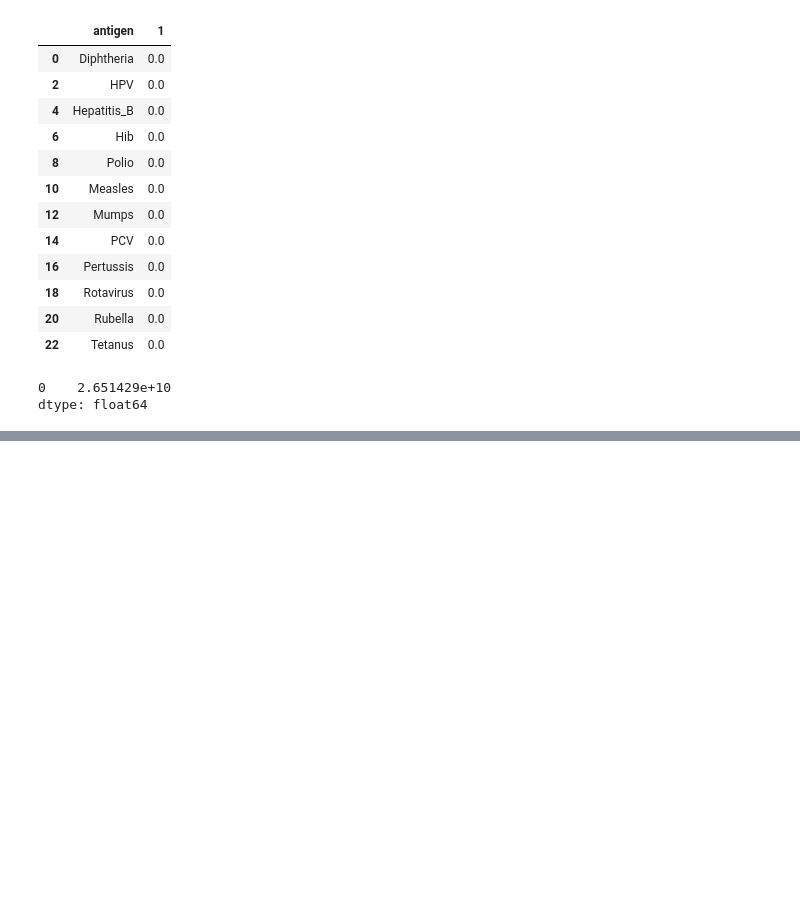
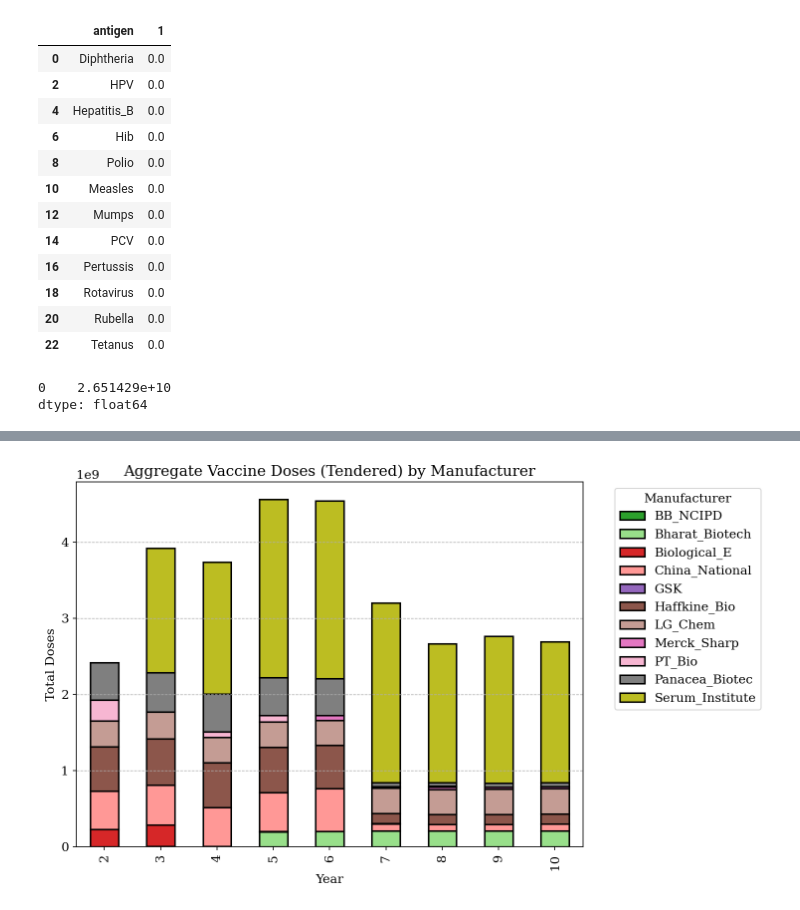
Before and after one commit to nuhorchak/Vaccine_Tender, a Jupyter notebook: Heuristic/Heuristic_main.ipynb, the cells around one changed output, grey strips where cells are left out. Saved outputs shown, nothing was run; the diff lists cells and outputs as text; code cells hidden in the pictures; blank space fills up the shorter version.

```diff
--- a/Heuristic/Heuristic_main.ipynb
+++ b/Heuristic/Heuristic_main.ipynb
@@ -393,0 +482,28 @@ dtype: float64
+# %%
+# Aggregate the doses by Year and Manufacturer instead of Vaccine
+agg_df_by_manufacturer = df_filtered.groupby(['Year', 'Manufacturer'])['Doses'].sum().unstack()
+
+# Generate colors from the 'Greys' colormap
+cmap = plt.colormaps['tab20']
+colors = [cmap(i) for i in np.linspace(0.2, 0.8, agg_df_by_manufacturer.shape[1])]
+
+# Plotting with a color palette and grid lines between bars
+ax = agg_df_by_manufacturer.plot(kind='bar', stacked=True, figsize=(10,6), color=colors, edgecolor='black', linewidth=1.5)
+plt.title('Aggregate Vaccine Doses (Tendered) by Manufacturer')
+plt.ylabel('Total Doses')
+plt.xlabel('Year')
+
+# Adjusting x-axis labels to be Year + 1 (Years 2-10)
+ax.set_xticklabels(agg_df_by_manufacturer.index + 1)
+
+# Move legend to the right-hand side
+plt.legend(title='Manufacturer', bbox_to_anchor=(1.05, 1), loc='upper left')
+
+# Adding grid lines between the bars
+ax.grid(True, axis='y', linestyle='--', linewidth=0.7)
+plt.tight_layout()
+
+# Show the plot
+plt.show()
+# %% [output]
+[figure, added]
```
Also changed, not shown: parts of 8 cells of this notebook, 8 other files.
